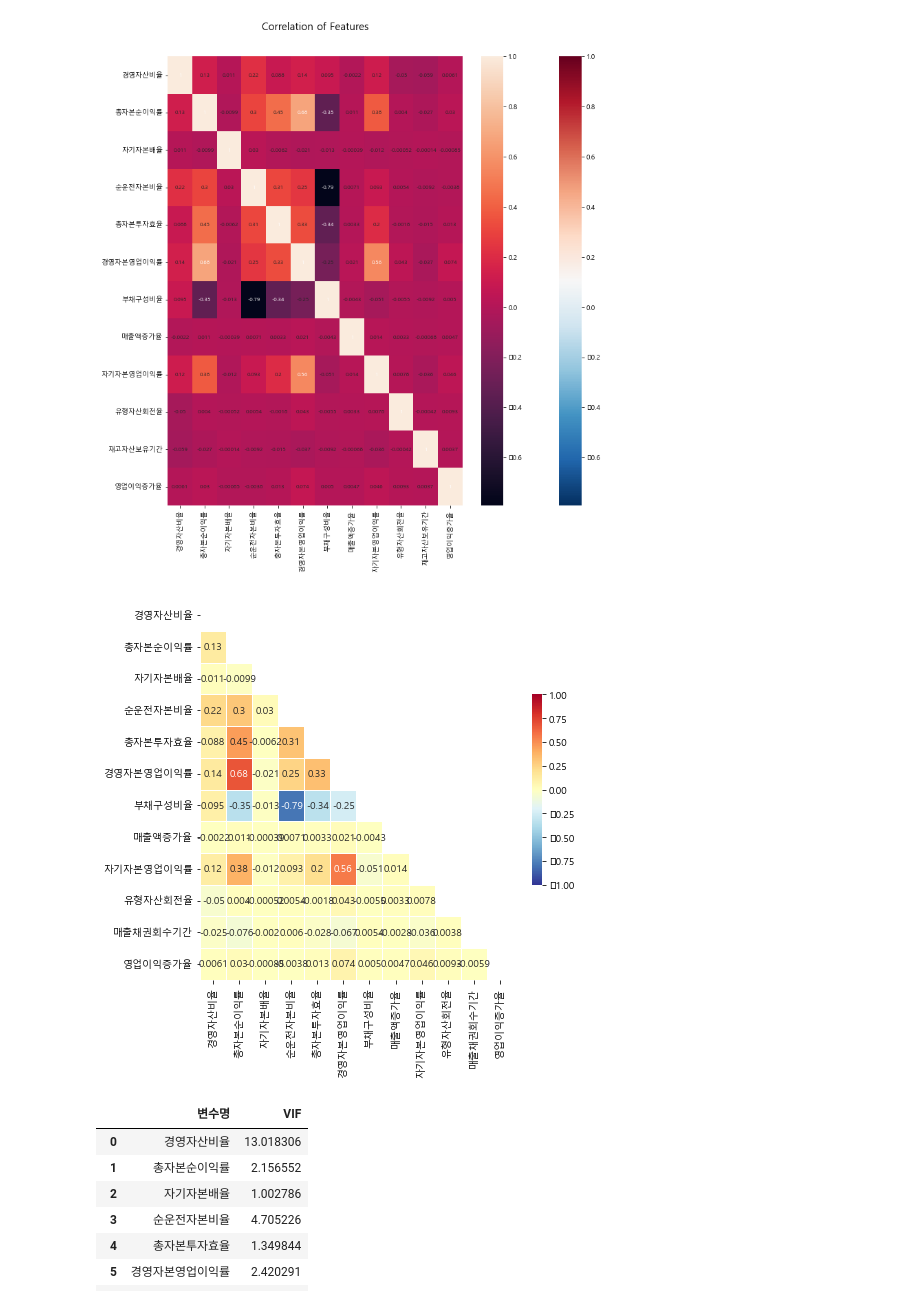
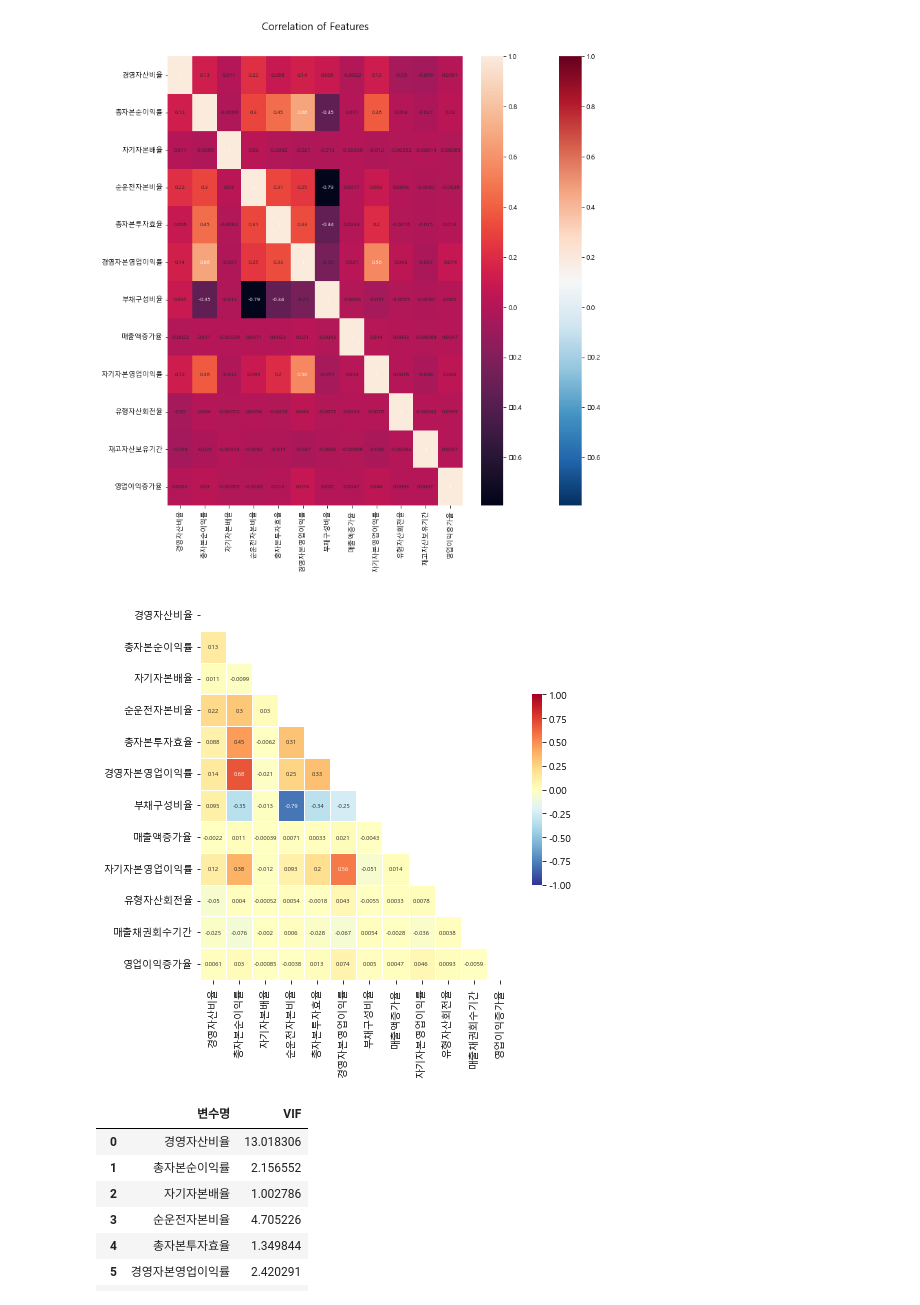
Before and after one commit to JxxHxxx/Ubion-CorporateBankruptcyAnalysis, a Jupyter notebook: Code/SH/2. feature selection/lasso_fs.ipynb, the cells around one changed output. Cells and saved outputs as stored; diff of their text form; code cells hidden in the pictures.

```diff
--- a/Code/SH/2. feature selection/lasso_fs.ipynb
+++ b/Code/SH/2. feature selection/lasso_fs.ipynb
@@ -241,22 +241,24 @@ sns.heatmap(dataset[col_1st].corr())
 <AxesSubplot:title={'center':'Correlation of Features'}>
 [figure]
 # %%
+matplotlib.rcParams['axes.unicode_minus'] = False
 c = dataset[col_1st]
 df = c.corr()
 fig, ax = plt.subplots( figsize=(7,7))
 mask = np.zeros_like(df, dtype=np.bool)
 mask[np.triu_indices_from(mask)] = True
 sns.heatmap(df,
             cmap = 'RdYlBu_r',
             annot = True,   # 실제 값을 표시한다
             mask=mask,      # 표시하지 않을 마스크 부분을 지정한다
             linewidths=.5,  # 경계면 실선으로 구분하기
             cbar_kws={"shrink": .5},# 컬러바 크기 절반으로 줄이기
-            vmin = -1,vmax = 1   # 컬러바 범위 -1 ~ 1
+            vmin = -1,vmax = 1,   # 컬러바 범위 -1 ~ 1
+            annot_kws = {'size' : 6},
            )
 plt.show()
 # %% [output]
-[figure, old version]
+[figure, new version]
 # %%
 #VIF
 from statsmodels.stats.outliers_influence import variance_inflation_factor
```
Also changed, not shown: parts of 1 cell of this notebook, 2 other files.
